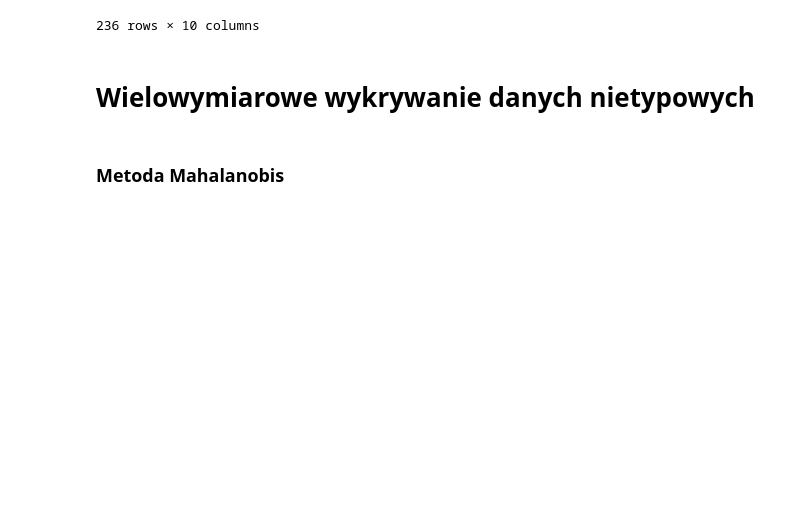
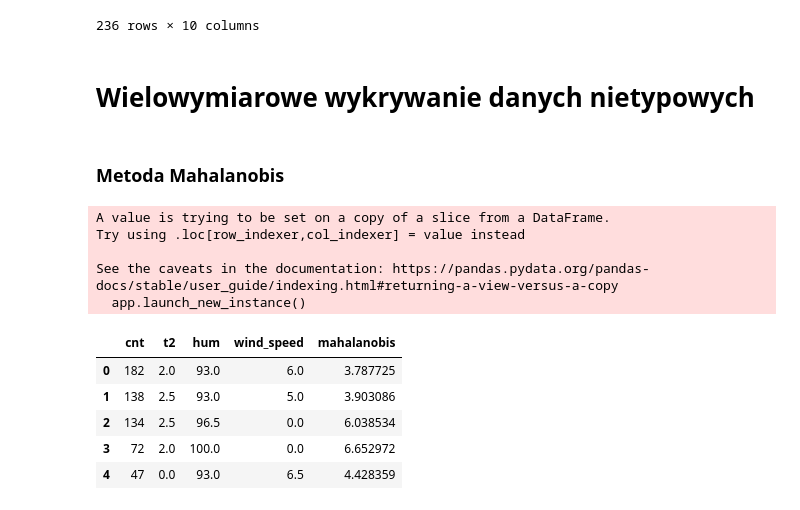
Before and after one commit to hubert-mazur/bike_sharing_data_exploration, a Jupyter notebook: project.ipynb, the cells around one changed output. Cells and saved outputs as stored; diff of their text form; code cells hidden in the pictures; blank space fills up the shorter version.

Commit message:
added calculating mahalanobis distance

```diff
--- a/project.ipynb
+++ b/project.ipynb
@@ -436,0 +422,31 @@ mahalanobis_cnt_temp = scipy.spatial.distance.mahalanobis(
+# %%
+dataset_mahanalobis = dataset[dataset.keys().drop(
+    ['timestamp', 't1', 'weather_code', 'is_holiday', 'is_weekend', 'season'])]
+
+#create function to calculate Mahalanobis distance
+def mahalanobis(x=None, data=None, cov=None):
+    x_mu = x - np.mean(data)
+    if not cov:
+        cov = np.cov(data.values.T)
+    inv_covmat = np.linalg.inv(cov)
+    left = np.dot(x_mu, inv_covmat)
+    mahal = np.dot(left, x_mu.T)
+    return mahal.diagonal()
+
+#create new column in dataframe that contains Mahalanobis distance for each row
+dataset_mahanalobis['mahalanobis'] = mahalanobis(x=dataset_mahanalobis, data=dataset_mahanalobis[['cnt', 't2', 'hum', 'wind_speed']])
+
+#display first five rows of dataframe
+dataset_mahanalobis.head()
+# %% [output]
+A value is trying to be set on a copy of a slice from a DataFrame.
+Try using .loc[row_indexer,col_indexer] = value instead
+
+See the caveats in the documentation: https://pandas.pydata.org/pandas-docs/stable/user_guide/indexing.html#returning-a-view-versus-a-copy
+  app.launch_new_instance()
+|  | cnt | t2 | hum | wind_speed | mahalanobis |
+| 0 | 182 | 2.0 | 93.0 | 6.0 | 3.787725 |
+| 1 | 138 | 2.5 | 93.0 | 5.0 | 3.903086 |
+| 2 | 134 | 2.5 | 96.5 | 0.0 | 6.038534 |
+| 3 | 72 | 2.0 | 100.0 | 0.0 | 6.652972 |
+| 4 | 47 | 0.0 | 93.0 | 6.5 | 4.428359 |
```
Also changed, not shown: parts of 2 cells of this notebook.
